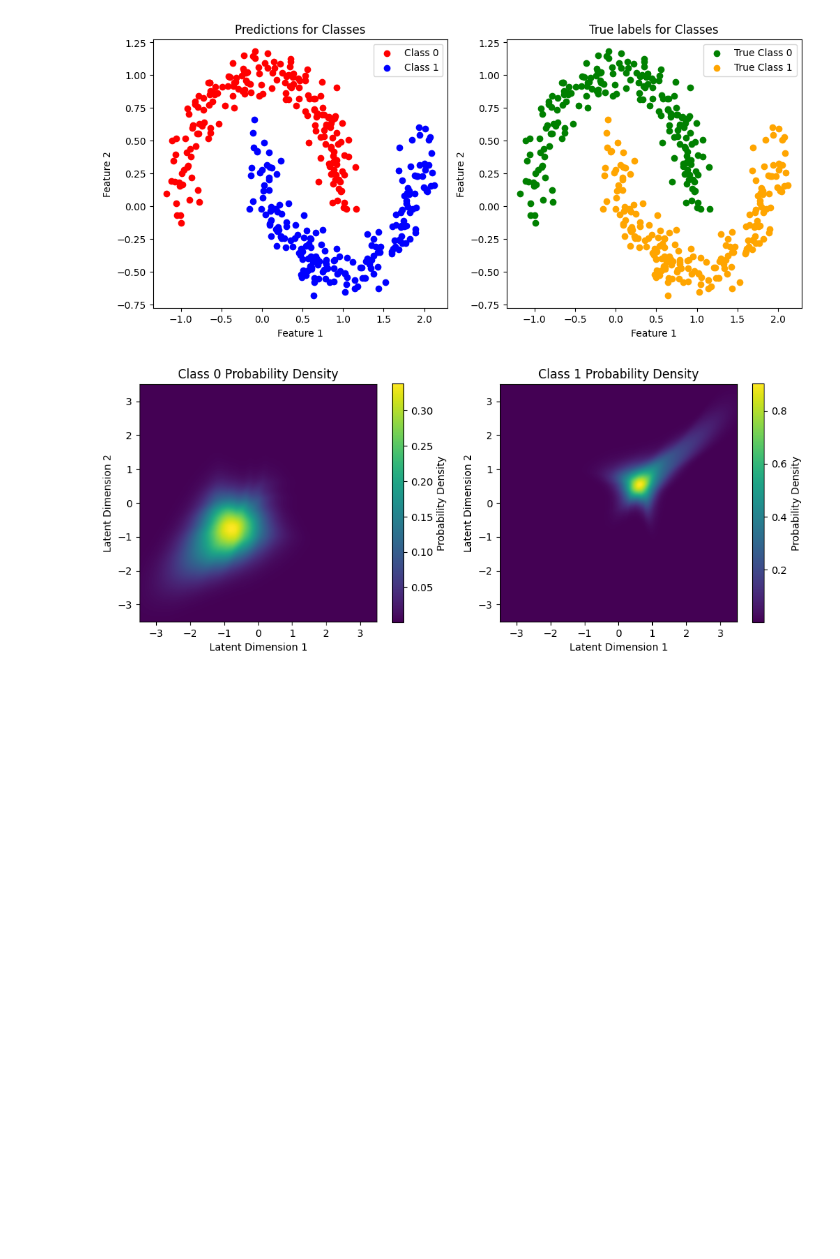
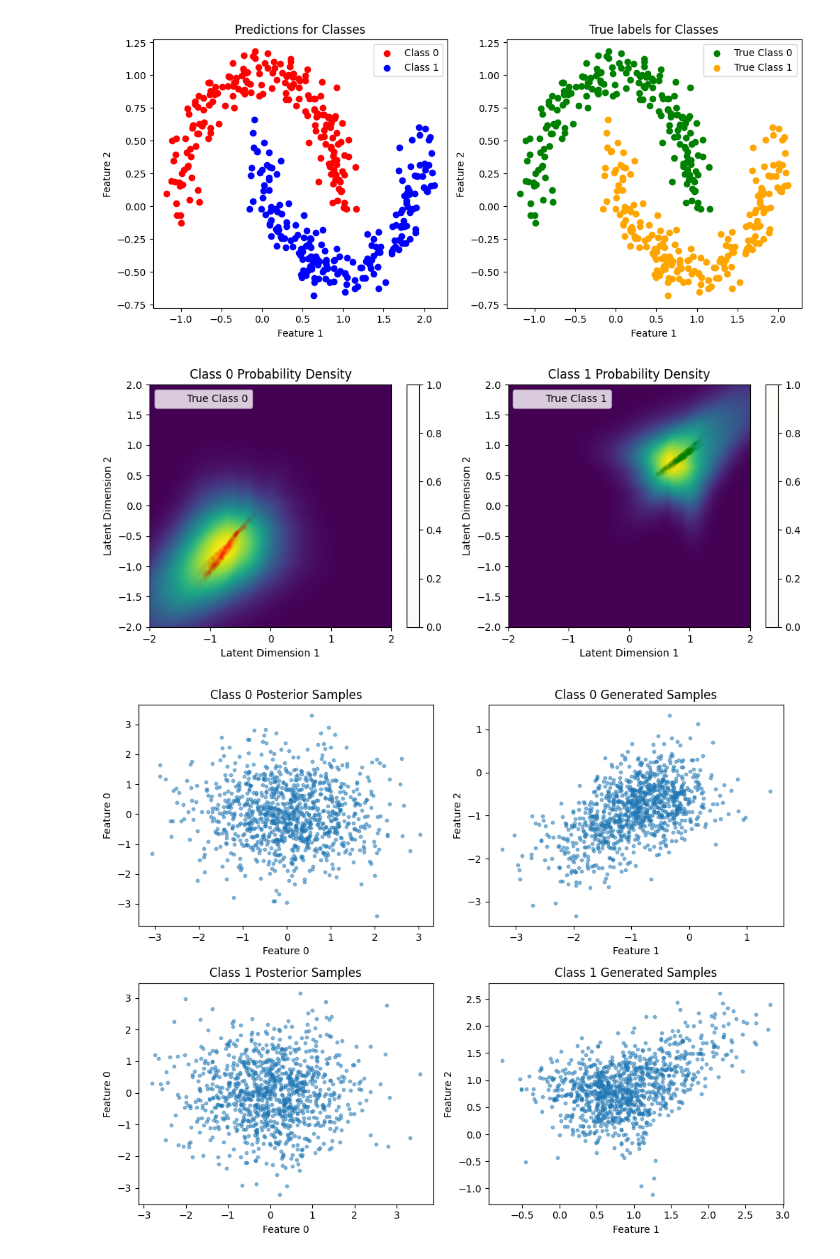
Before and after one commit to FenrisWulven/Normalising-Flow-DNN, a Jupyter notebook: CouplingFlow_two_moons_plots.ipynb, the cells around one changed output. Saved outputs shown, nothing was run; the diff lists cells and outputs as text; code cells hidden in the pictures; blank space fills up the shorter version.

```diff
--- a/CouplingFlow_two_moons_plots.ipynb
+++ b/CouplingFlow_two_moons_plots.ipynb
@@ -166,13 +166,18 @@ class CNN(nn.Module):
 
         super(CNN, self).__init__()
         self.fc1 = nn.Linear(2, 32)
-        self.relu1 = nn.ReLU()
+        self.act1 = nn.LeakyReLU()
         self.dropout1 = nn.Dropout(0.3)
         self.fc2 = nn.Linear(32, 32)
         self.relu2 = nn.ReLU()
+        #self.act2 = nn.Sigmoid
         self.dropout2 = nn.Dropout(0.3)
         self.fc3 = nn.Linear(32, latent_dim)
         self.batchnorm = nn.BatchNorm1d(latent_dim) #num_classes
+        # increase hidden layers and neurons for more complex data patterns
+        # use different activation functions that are non-linear such as tanh, sigmoid, leaky relu, elu
+
+
         ## Afprøve:
         # learning rate scheduler
         # rapport
@@ -181,10 +186,10 @@ class CNN(nn.Module):
 
     def forward(self, x):
         x = self.fc1(x)
-        x = self.relu1(x)
+        x = self.act1(x)
         x = self.dropout1(x)
         x = self.fc2(x)
-        x = self.relu2(x)
+        x = self.act2(x)
         x = self.dropout2(x)
         x = self.fc3(x)
         x = self.batchnorm(x)
@@ -239,7 +245,7 @@ class PosteriorNetwork(nn.Module):
 # %%
 from torch.utils.data import DataLoader, TensorDataset
 # Generate the "make_moons" dataset
-X, y = make_moons(n_samples=2000, noise=0.1, random_state=42)
+X, y = make_moons(n_samples=1000, noise=0.1, random_state=42)
 
 # 20% test data
 X_train, X_test, y_train, y_test = train_test_split(X, y, test_size=0.2, random_state=42)
@@ -616,30 +623,61 @@ plt.show()
 # %%
 # Plot the meshgrid of the learned latent space
 # Create a meshgrid in the latent space
 nx, ny = (500, 500)
-x = np.linspace(-3.5, 3.5, nx)
-y = np.linspace(-3.5, 3.5, ny)
+coords = 2
+x = np.linspace(-coords, coords, nx)
+y = np.linspace(-coords, coords, ny)
 xv, yv = np.meshgrid(x, y)
 mesh = np.stack((xv.flatten(), yv.flatten()), axis=1)
 mesh_tensor = torch.FloatTensor(mesh).to(device)
 
+# Run the train data through only the CNN using the best_model.pt
+latent_train_data = best_model.cnn(X_train_tensor.to(device)).cpu().detach().numpy()
+num_samples = 1000
+logprobs, generated_samples, posterior_samples = [], [], []
 # Compute log-probabilities for each class
 logprobs = []
-for class_label in range(num_classes):
-    log_prob = flow_models[class_label].log_prob(mesh_tensor).clamp(min=-10, max=10)
+for i in range(num_classes):
+    log_prob = flow_models[i].log_prob(mesh_tensor).clamp(min=-10, max=10)
     logprobs.append(log_prob.cpu().reshape((nx, ny)).detach().numpy())
 
+    # Sample from the posterior distribution using the NormalizingFlow object
+    posterior_samples.append(best_model.flow_models[i].latent_sample(num_samples).to(device))
+
+    # Run function g on a latent sample to map it to data space
+    generated_samples.append(best_model.flow_models[i].sample(num_samples).to(device))
+
 # Plot the log probabilities as heatmaps for each class
+colors = ['red', 'green']
 plt.figure(figsize=(10, 4))
 for class_label in range(num_classes):
     plt.subplot(1, num_classes, class_label + 1)
-    plt.imshow(np.exp(logprobs[class_label]), extent=[-3.5, 3.5, -3.5, 3.5], origin='lower', cmap='viridis')
-    plt.colorbar(label='Probability Density')
+    plt.imshow(np.exp(logprobs[class_label]), extent=[-coords, coords, -coords, coords], origin='lower', cmap='viridis')
+    plt.scatter(latent_train_data[y_train == class_label][:, 0], latent_train_data[y_train == class_label][:, 1],
+                c=colors[class_label], label='True Class {}'.format(class_label), marker='.', alpha=0.02)
+    plt.legend(loc='upper left')
+    plt.colorbar()
     plt.xlabel('Latent Dimension 1')
     plt.ylabel('Latent Dimension 2')
     plt.title(f'Class {class_label} Probability Density')
 plt.tight_layout()
 plt.show()
+
+# Create subplots for each class
+fig, axes = plt.subplots(2, 2, figsize=(10, 8))
+for i, ax_row in enumerate(axes):
+    ax_row[0].scatter(posterior_samples[i][:, 0].numpy(), posterior_samples[i][:, 1].numpy(), s=10, alpha=0.5)
+    ax_row[0].set_xlabel('Feature 0')
+    ax_row[0].set_ylabel('Feature 0')
+    ax_row[0].set_title(f'Class {i} Posterior Samples')
+
+    ax_row[1].scatter(generated_samples[i][:, 0].numpy(), generated_samples[i][:, 1].numpy(), s=10, alpha=0.5)
+    ax_row[1].set_xlabel('Feature 1')
+    ax_row[1].set_ylabel('Feature 2')
+    ax_row[1].set_title(f'Class {i} Generated Samples')
+plt.tight_layout()
+plt.show()
 # %% [output]
-[figure, old version]
+[figure, new version]
+[figure, added]
 # %%
```
Also changed, not shown: parts of 19 cells of this notebook, 16 other files.
